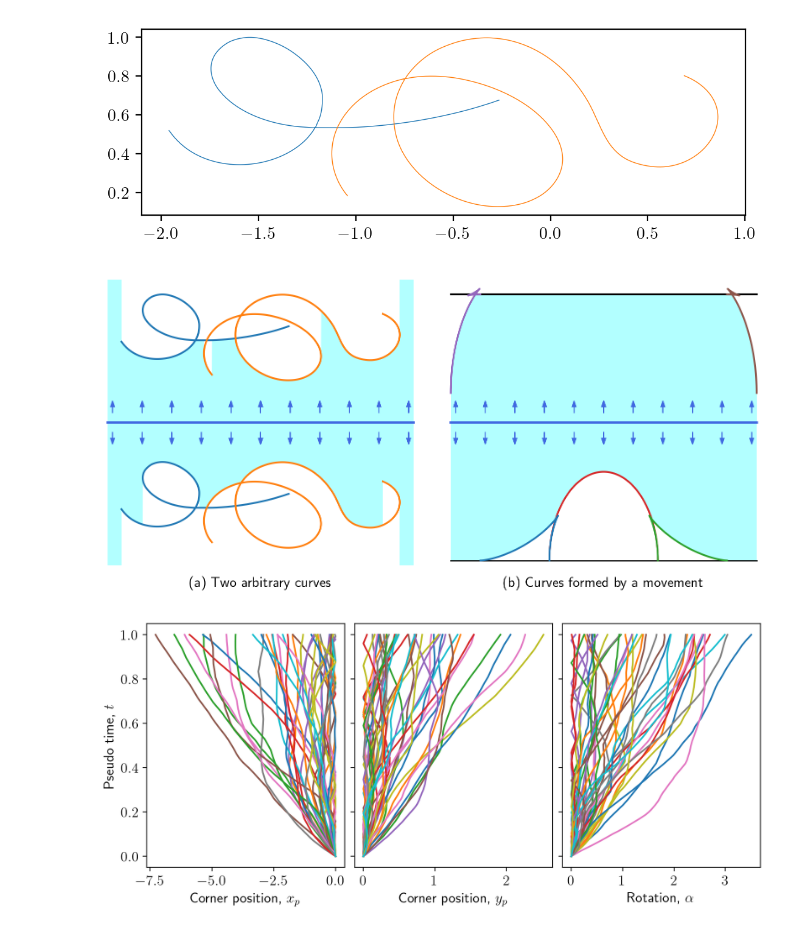
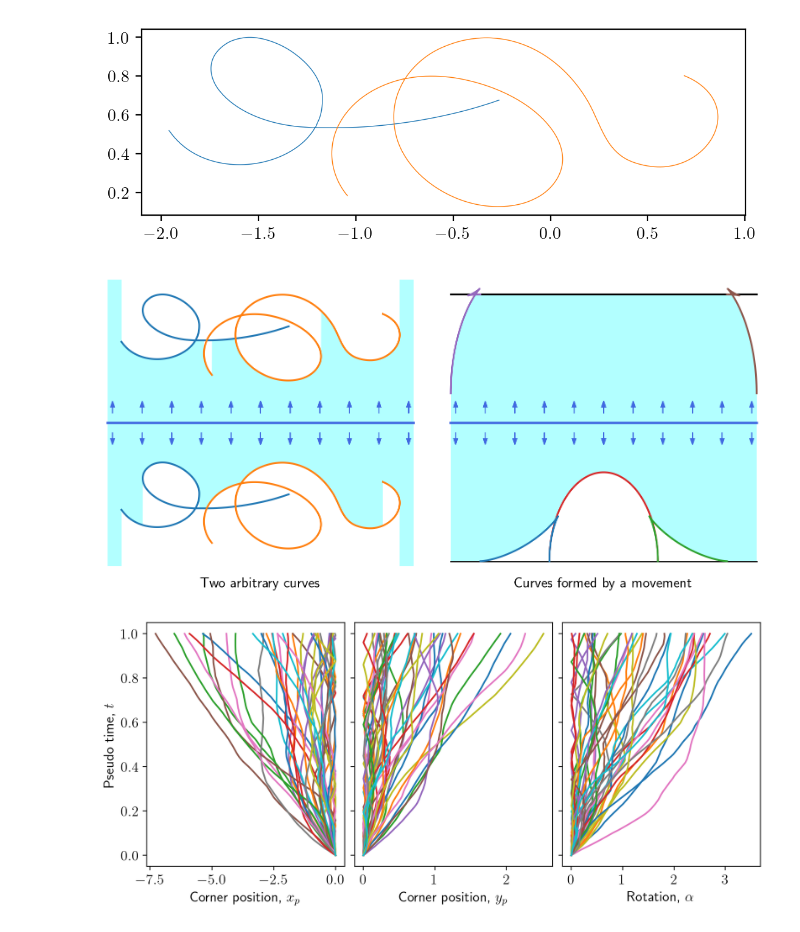
Before and after one commit to kuangdai/sofa, a Jupyter notebook: paper.ipynb, the cells around one changed output. Saved outputs shown, nothing was run; the diff lists cells and outputs as text; code cells hidden in the pictures.

```diff
--- a/paper.ipynb
+++ b/paper.ipynb
@@ -319,8 +319,6 @@ for x in torch.arange(mid, gg["x_sample"][-1], arrow):
     ax.arrow(x, -extra + .1, 0, .06, lw=.8, head_width=.04, facecolor='royalblue', edgecolor="royalblue")
     ax.arrow(2 * mid - x, -extra + .1, 0, .06, lw=.8, head_width=.04, facecolor='royalblue', edgecolor="royalblue")
 
-
-
 ax = ax3
 ax.plot(curve1[:, 0], curve1[:, 1], lw=1.5)
 ax.plot(curve2[:, 0], curve2[:, 1], lw=1.5)
@@ -335,7 +333,7 @@ ax.plot([gg["x_sample"][0], gg["x_sample"][-1]], [1 + extra + .1, 1 + extra + .1
 for x in torch.arange(mid, gg["x_sample"][-1], arrow):
     ax.arrow(x, top - .1, 0, -.06, lw=.8, head_width=.04, facecolor='royalblue', edgecolor="royalblue")
     ax.arrow(2 * mid - x, top - .1, 0, -.06, lw=.8, head_width=.04, facecolor='royalblue', edgecolor="royalblue")
-ax.set_title("(a) Two arbitrary curves", y=-0.2)
+ax.set_title("Two arbitrary curves", y=-0.2)
 
 ax = ax2
 ax.plot([gg["x_sample"][0], gg["x_sample"][-1]], [1, 1], lw=1.5, c='k')
@@ -345,35 +343,35 @@ ax.fill_between(gg["x_sample"], y1=torch.zeros_like(gg["y_sample_upper"]) - extr
                 color='aqua', alpha=alpha, lw=0)
 ax.set_xlim(gg["x_sample"][0] - .03, gg["x_sample"][-1] + .03)
 ax.set_ylim(-extra, 1 + .1 + .05)
 ax.set_aspect(1.)
 ax.axis("off")
 ax.plot([gg["x_sample"][0], gg["x_sample"][-1]], [-extra, -extra], c="royalblue", lw=2)
 for x in torch.arange(mid, gg["x_sample"][-1], arrow):
     ax.arrow(x, -extra + .1, 0, .06, lw=.8, head_width=.04, facecolor='royalblue', edgecolor="royalblue")
     ax.arrow(2 * mid - x, -extra + .1, 0, .06, lw=.8, head_width=.04, facecolor='royalblue', edgecolor="royalblue")
 
 ax = ax4
 ax.plot(gg["xp"], gg["yp"], lw=1.5, c=cp, label="$p$")
 ax.plot(gg["x_ehi"], gg["y_ehi"], lw=1.5, c=cih, zorder=200)
 ax.plot(gg["x_evi"], gg["y_evi"], lw=1.5, c=civ, zorder=200)
 ax.plot([gg["x_sample"][0], gg["x_sample"][-1]], [0, 0], lw=1, c='k')
 ax.fill_between(gg["x_sample"], y1=torch.ones_like(gg["x_sample"]) + 100, y2=gg["y_sample_lower"],
                 color='aqua', alpha=alpha, lw=0)
 ax.set_xlim(gg["x_sample"][0] - .03, gg["x_sample"][-1] + .03)
 top = 1.1 + extra
 ax.set_ylim(top - (1.1 + extra) - .05, top)
 ax.set_aspect(1.)
 ax.axis("off")
 ax.plot([gg["x_sample"][0], gg["x_sample"][-1]], [1 + extra + .1, 1 + extra + .1], c="royalblue", lw=2)
 for x in torch.arange(mid, gg["x_sample"][-1], arrow):
     ax.arrow(x, top - .1, 0, -.06, lw=.8, head_width=.04, facecolor='royalblue', edgecolor="royalblue")
     ax.arrow(2 * mid - x, top - .1, 0, -.06, lw=.8, head_width=.04, facecolor='royalblue', edgecolor="royalblue")
 
-ax.set_title("(b) Curves formed by a movement", y=-0.2)
+ax.set_title("Curves formed by a movement", y=-0.2)
 plt.savefig("figs/water.pdf", bbox_inches="tight", pad_inches=0.01)
 plt.show()
 # %% [output]
-[figure, old version]
+[figure, new version]
 # %%
 t = torch.linspace(0, 1, 1000)
 f, ax = plt.subplots(1, 3, dpi=200, figsize=(10, 4), sharey=True)
```
Also changed, not shown: parts of 2 cells of this notebook, 9 other files.
